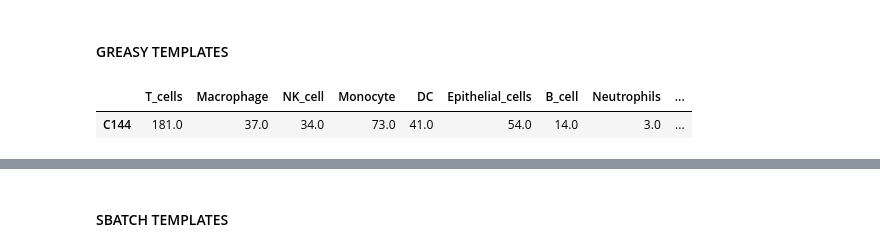
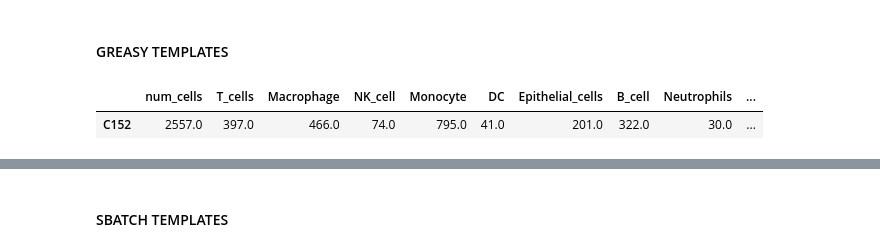
Before and after one commit to masyahook/scGRN, a Jupyter notebook: jupyter/GRN_inference.ipynb, the cells around one changed output, grey strips where cells are left out. Drawn from its saved outputs; the diff is of its cells as text; code cells hidden in the pictures.

```diff
--- a/jupyter/GRN_inference.ipynb
+++ b/jupyter/GRN_inference.ipynb
@@ -1201,36 +1249,60 @@ all_data, HVG_data, T_cells, Macrophage, NK_cell, Monocyte, DC, Epithelial_cells
 # %%
 cyan_color = lambda x: colored(x, 'cyan')
 red_color = lambda x: colored(x, 'red')
 
-patient = 'C144'
+# Patients - 'C141', 'C142', 'C143', 'C144', 'C145', 'C146', 'C51', 'C52', 'C100', 'C148', 'C149', 'C152'
+
+patient = 'C152'
 method = 'grnboost2'
 data_types = list(map(lambda x: x.replace('raw_data', '') if x.replace('raw_data', '') else "''", _FILE_PREFIXES[patient]))
+cell_type_x = meta.loc[patient].drop(['file', 'group']).dropna()
 
-n_tasks = 16
-hours = 2
-cpus_per_task = 12
-num_workers = cpus_per_task // 4
-qos_debug = True
+GBs_per_worker = 8 if cell_type_x['num_cells'] < 8000 else 16
+n_nodes = 4
+hours = 36
+
+cpus_per_worker = GBs_per_worker // 2
+cpus_per_task = cpus_per_worker * 4
+total_avail_cpus = n_nodes * 48
+n_tasks = total_avail_cpus // cpus_per_task
+num_workers_per_task = cpus_per_task // cpus_per_worker
+
+# n_tasks = 12
+# cpus_per_task = 12
+# hours = 24
+# num_workers_per_task = cpus_per_task // 3
+
+qos_debug = False
 qos_debug_cmd = f' {cyan_color("--qos")}=debug ' if qos_debug else ' '
 
-display(pd.DataFrame(cell_type_freq.loc[patient].dropna()).T)
+display(pd.DataFrame(cell_type_x).T)
 
 # print(f"{red_color('sbatch')} {cyan_color('--job-name')}='GREASY_{method}_{patient}' {cyan_color('--output')}=./logs/GREASY_{method}_{patient}_%j.out "
 #       f"{cyan_color('--error')}=./logs/GREASY_{method}_{patient}_%j.err {cyan_color('--ntasks')}={n_tasks} {cyan_color('--time')}='{hours}:00:00' "
 #       f"{cyan_color('--cpus-per-task')}={cpus_per_task}{qos_debug_cmd}{red_color('greasy_run_pyscenic')} {patient}")
 
-print(f"{red_color('sbatch')} {cyan_color('--job-name')}='GREASY_{method}_{patient}' "
+print(f"{red_color('sbatch')} {cyan_color('--job-name')}='{patient}_GREASY_{method}' "
       f"{cyan_color('--ntasks')}={n_tasks} {cyan_color('--time')}='{hours}:00:00' "
       f"{cyan_color('--cpus-per-task')}={cpus_per_task}{qos_debug_cmd}{red_color('greasy_run_pyscenic')} {patient}")
 
-
+tasks = ''
 print()
 i = 1
 for d in data_types:
-    print(f"{red_color('../run_pyscenic_full')} {method} {patient} {d} /gpfs/projects/bsc08/bsc08890/data/TF_lists/lambert2018.txt {num_workers} GREASY {i}")
+    # TF task
+    task_1 = f"../run_pyscenic_full {method} {patient} {d} /gpfs/projects/bsc08/bsc08890/data/TF_lists/lambert2018.txt {num_workers_per_task} GREASY {i}"
+    print(task_1)
     i += 1
-    print(f"{red_color('../run_pyscenic_full')} {method} {patient} {d} '' {num_workers} GREASY {i}")
+for d in data_types:
+    # All genes task
+    task_2 = f"../run_pyscenic_full {method} {patient} {d} '' {num_workers_per_task} GREASY {i}"
+    print(task_2)
     i += 1
+    tasks += f'{task_1}\n{task_2}\n'
+
+tasks = tasks.strip()
+with open(f'/gpfs/projects/bsc08/bsc08890/sbatch/greasy/greasy_tasks_{patient}_{method}', 'w') as f:
+    f.write(tasks)
 # %% [output]
-|  | T_cells | Macrophage | NK_cell | Monocyte | DC | Epithelial_cells | B_cell | Neutrophils | ... |
-| C144 | 181.0 | 37.0 | 34.0 | 73.0 | 41.0 | 54.0 | 14.0 | 3.0 | ... |
+|  | num_cells | T_cells | Macrophage | NK_cell | Monocyte | DC | Epithelial_cells | B_cell | Neutrophils | ... |
+| C152 | 2557.0 | 397.0 | 466.0 | 74.0 | 795.0 | 41.0 | 201.0 | 322.0 | 30.0 | ... |
```
Also changed, not shown: parts of 11 cells of this notebook, 1 other file.
